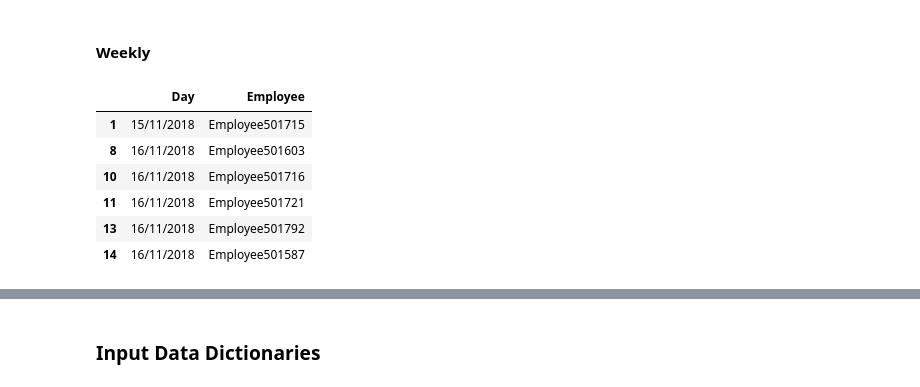
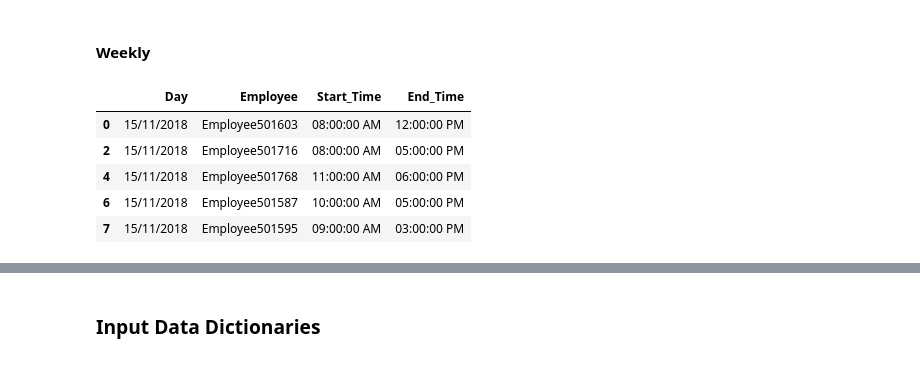
Before and after one commit to hasalfernando/kronos-scheduling-optimization, a Jupyter notebook: scheduling-optimization.ipynb, the cells around one changed output, grey strips where cells are left out. Cells and saved outputs as stored; diff of their text form; code cells hidden in the pictures.

```diff
--- a/scheduling-optimization.ipynb
+++ b/scheduling-optimization.ipynb
@@ -122,25 +124,28 @@ EmpData.head()
 #### Weekly
 # %%
 # Read eligibility of employees
-eligibility = pd.read_csv('/home/ZONE24X7-CMB/hasalf/FMSI/Data/Weekly/Eligibility.csv', index_col=False)
+eligibility = pd.read_csv('15th/Data/Weekly/Eligibility.csv', index_col=False)
 
 # Eligible Employees
 eligibleDfTemp = eligibility.loc[eligibility['Eligibility'] == 'yes']
 eligibleDf = eligibleDfTemp[['Day', 'Employee']]
 
+eligibleKeywords = ['yes', 'eligible']
+eligibleDfWithTimeTemp = eligibility.loc[eligibility['Eligibility'].isin(eligibleKeywords)]
+eligibleDfWithTime = eligibleDfWithTimeTemp[['Day', 'Employee', 'Start_Time', 'End_Time']]
+
 # Ineligible Employees
 ineligibleDfTemp = eligibility.loc[eligibility['Eligibility'] == 'no']
 ineligibleDf = ineligibleDfTemp[['Day', 'Employee']]
 
-ineligibleDf
+eligibleDfWithTime
 # %% [output]
-|  | Day | Employee |
-| 1 | 15/11/2018 | Employee501715 |
-| 8 | 16/11/2018 | Employee501603 |
-| 10 | 16/11/2018 | Employee501716 |
-| 11 | 16/11/2018 | Employee501721 |
-| 13 | 16/11/2018 | Employee501792 |
-| 14 | 16/11/2018 | Employee501587 |
+|  | Day | Employee | Start_Time | End_Time |
+| 0 | 15/11/2018 | Employee501603 | 08:00:00 AM | 12:00:00 PM |
+| 2 | 15/11/2018 | Employee501716 | 08:00:00 AM | 05:00:00 PM |
+| 4 | 15/11/2018 | Employee501768 | 11:00:00 AM | 06:00:00 PM |
+| 6 | 15/11/2018 | Employee501587 | 10:00:00 AM | 05:00:00 PM |
+| 7 | 15/11/2018 | Employee501595 | 09:00:00 AM | 03:00:00 PM |
 # %%
 # Eligible and ineligible employee dataframes to lists
 
```
Also changed, not shown: parts of 44 cells of this notebook, 29 other files.
